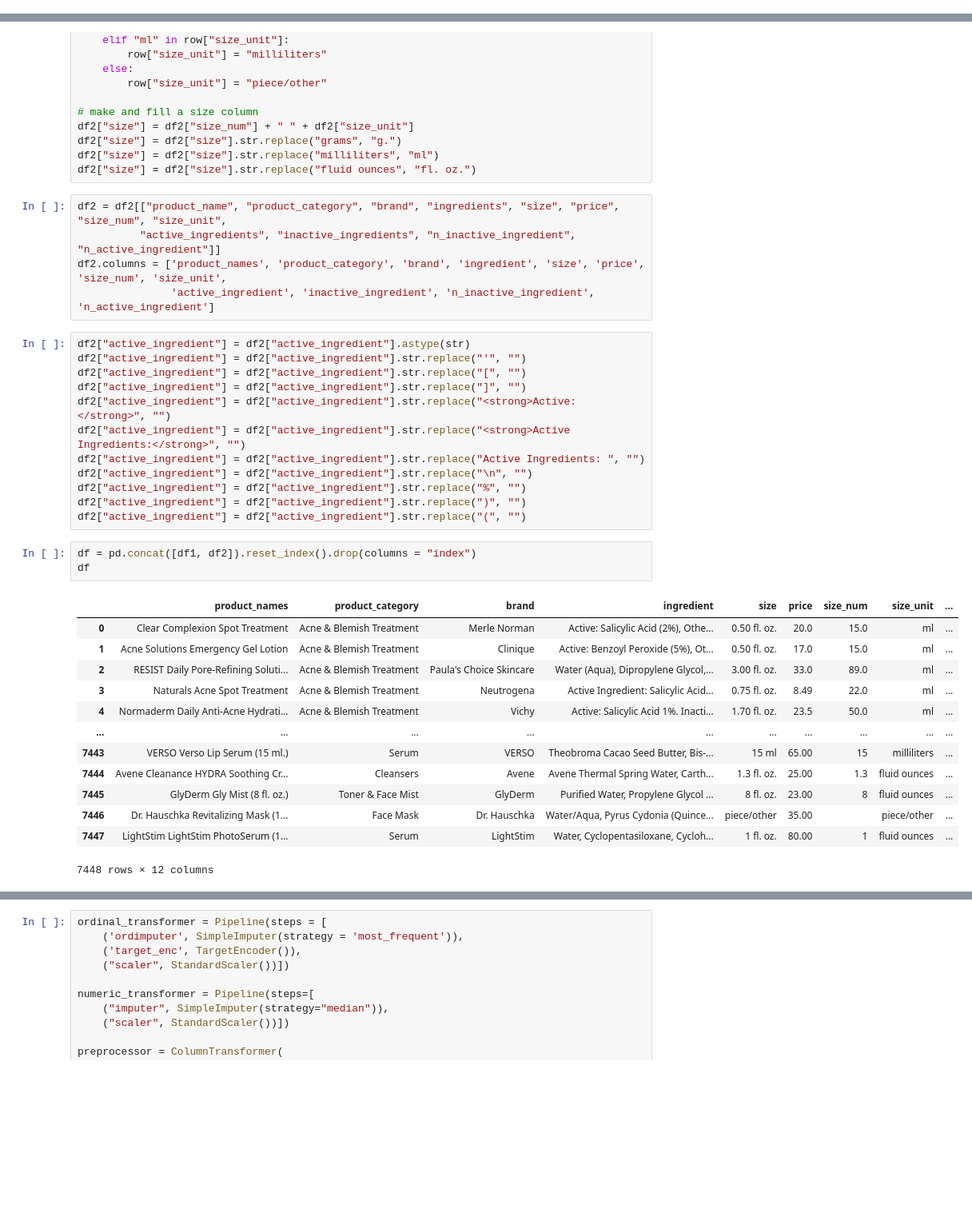
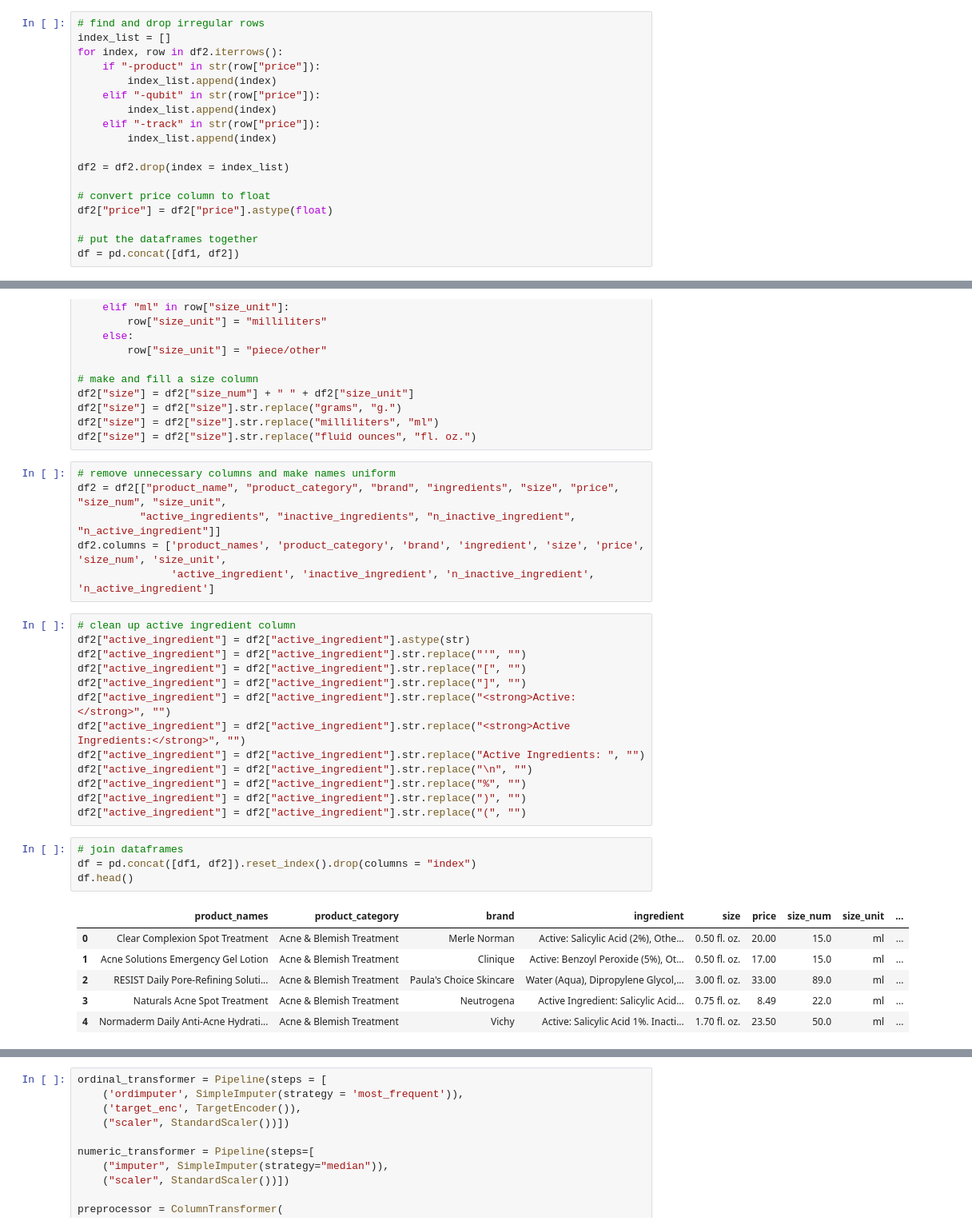
Before and after one commit to npagrawal/Product-Price-Prediction-Advanced-Machine-Learning, a Jupyter notebook: Analysis_Notebook.ipynb, the cells around one changed output, grey strips where cells are left out. Shown at 80% size. Saved outputs shown, nothing was run; the diff lists cells and outputs as text; blank space fills up the shorter version.

```diff
--- a/Analysis_Notebook.ipynb
+++ b/Analysis_Notebook.ipynb
@@ -45,0 +92,18 @@ df2 = pd.read_csv("data/ingredients_skincare_dermstore.csv").drop(columns = ["Un
+# %%
+# find and drop irregular rows
+index_list = []
+for index, row in df2.iterrows():
+    if "-product" in str(row["price"]):
+        index_list.append(index)
+    elif "-qubit" in str(row["price"]):
+        index_list.append(index)
+    elif "-track" in str(row["price"]):
+        index_list.append(index)
+
+df2 = df2.drop(index = index_list)
+
+# convert price column to float
+df2["price"] = df2["price"].astype(float)
+
+# put the dataframes together
+df = pd.concat([df1, df2])
@@ -213,11 +324,13 @@ df2["size"] = df2["size"].str.replace("grams", "g.")
 df2["size"] = df2["size"].str.replace("milliliters", "ml")
 df2["size"] = df2["size"].str.replace("fluid ounces", "fl. oz.")
 # %%
+# remove unnecessary columns and make names uniform
 df2 = df2[["product_name", "product_category", "brand", "ingredients", "size", "price", "size_num", "size_unit",
           "active_ingredients", "inactive_ingredients", "n_inactive_ingredient", "n_active_ingredient"]]
 df2.columns = ['product_names', 'product_category', 'brand', 'ingredient', 'size', 'price', 'size_num', 'size_unit',
                'active_ingredient', 'inactive_ingredient', 'n_inactive_ingredient', 'n_active_ingredient']
 # %%
+# clean up active ingredient column
 df2["active_ingredient"] = df2["active_ingredient"].astype(str)
 df2["active_ingredient"] = df2["active_ingredient"].str.replace("'", "")
 df2["active_ingredient"] = df2["active_ingredient"].str.replace("[", "")
@@ -230,20 +343,14 @@ df2["active_ingredient"] = df2["active_ingredient"].str.replace("%", "")
 df2["active_ingredient"] = df2["active_ingredient"].str.replace(")", "")
 df2["active_ingredient"] = df2["active_ingredient"].str.replace("(", "")
 # %%
+# join dataframes
 df = pd.concat([df1, df2]).reset_index().drop(columns = "index")
-df
+df.head()
 # %% [output]
 |  | product_names | product_category | brand | ingredient | size | price | size_num | size_unit | ... |
-| 0 | Clear Complexion Spot Treatment | Acne & Blemish Treatment | Merle Norman | Active: Salicylic Acid (2%), Othe... | 0.50 fl. oz. | 20.0 | 15.0 | ml | ... |
-| 1 | Acne Solutions Emergency Gel Lotion | Acne & Blemish Treatment | Clinique | Active: Benzoyl Peroxide (5%), Ot... | 0.50 fl. oz. | 17.0 | 15.0 | ml | ... |
-| 2 | RESIST Daily Pore-Refining Soluti... | Acne & Blemish Treatment | Paula's Choice Skincare | Water (Aqua), Dipropylene Glycol,... | 3.00 fl. oz. | 33.0 | 89.0 | ml | ... |
+| 0 | Clear Complexion Spot Treatment | Acne & Blemish Treatment | Merle Norman | Active: Salicylic Acid (2%), Othe... | 0.50 fl. oz. | 20.00 | 15.0 | ml | ... |
+| 1 | Acne Solutions Emergency Gel Lotion | Acne & Blemish Treatment | Clinique | Active: Benzoyl Peroxide (5%), Ot... | 0.50 fl. oz. | 17.00 | 15.0 | ml | ... |
+| 2 | RESIST Daily Pore-Refining Soluti... | Acne & Blemish Treatment | Paula's Choice Skincare | Water (Aqua), Dipropylene Glycol,... | 3.00 fl. oz. | 33.00 | 89.0 | ml | ... |
 | 3 | Naturals Acne Spot Treatment | Acne & Blemish Treatment | Neutrogena | Active Ingredient: Salicylic Acid... | 0.75 fl. oz. | 8.49 | 22.0 | ml | ... |
-| 4 | Normaderm Daily Anti-Acne Hydrati... | Acne & Blemish Treatment | Vichy | Active: Salicylic Acid 1%. Inacti... | 1.70 fl. oz. | 23.5 | 50.0 | ml | ... |
-| ... | ... | ... | ... | ... | ... | ... | ... | ... | ... |
-| 7443 | VERSO Verso Lip Serum (15 ml.) | Serum | VERSO | Theobroma Cacao Seed Butter, Bis-... | 15 ml | 65.00 | 15 | milliliters | ... |
-| 7444 | Avene Cleanance HYDRA Soothing Cr... | Cleansers | Avene | Avene Thermal Spring Water, Carth... | 1.3 fl. oz. | 25.00 | 1.3 | fluid ounces | ... |
-| 7445 | GlyDerm Gly Mist (8 fl. oz.) | Toner & Face Mist | GlyDerm | Purified Water, Propylene Glycol ... | 8 fl. oz. | 23.00 | 8 | fluid ounces | ... |
-| 7446 | Dr. Hauschka Revitalizing Mask (1... | Face Mask | Dr. Hauschka | Water/Aqua, Pyrus Cydonia (Quince... | piece/other | 35.00 |  | piece/other | ... |
-| 7447 | LightStim LightStim PhotoSerum (1... | Serum | LightStim | Water, Cyclopentasiloxane, Cycloh... | 1 fl. oz. | 80.00 | 1 | fluid ounces | ... |
+| 4 | Normaderm Daily Anti-Acne Hydrati... | Acne & Blemish Treatment | Vichy | Active: Salicylic Acid 1%. Inacti... | 1.70 fl. oz. | 23.50 | 50.0 | ml | ... |
-7448 rows × 12 columns
 # %% [markdown]
```
Also changed, not shown: parts of 61 cells of this notebook, 4 other files.
